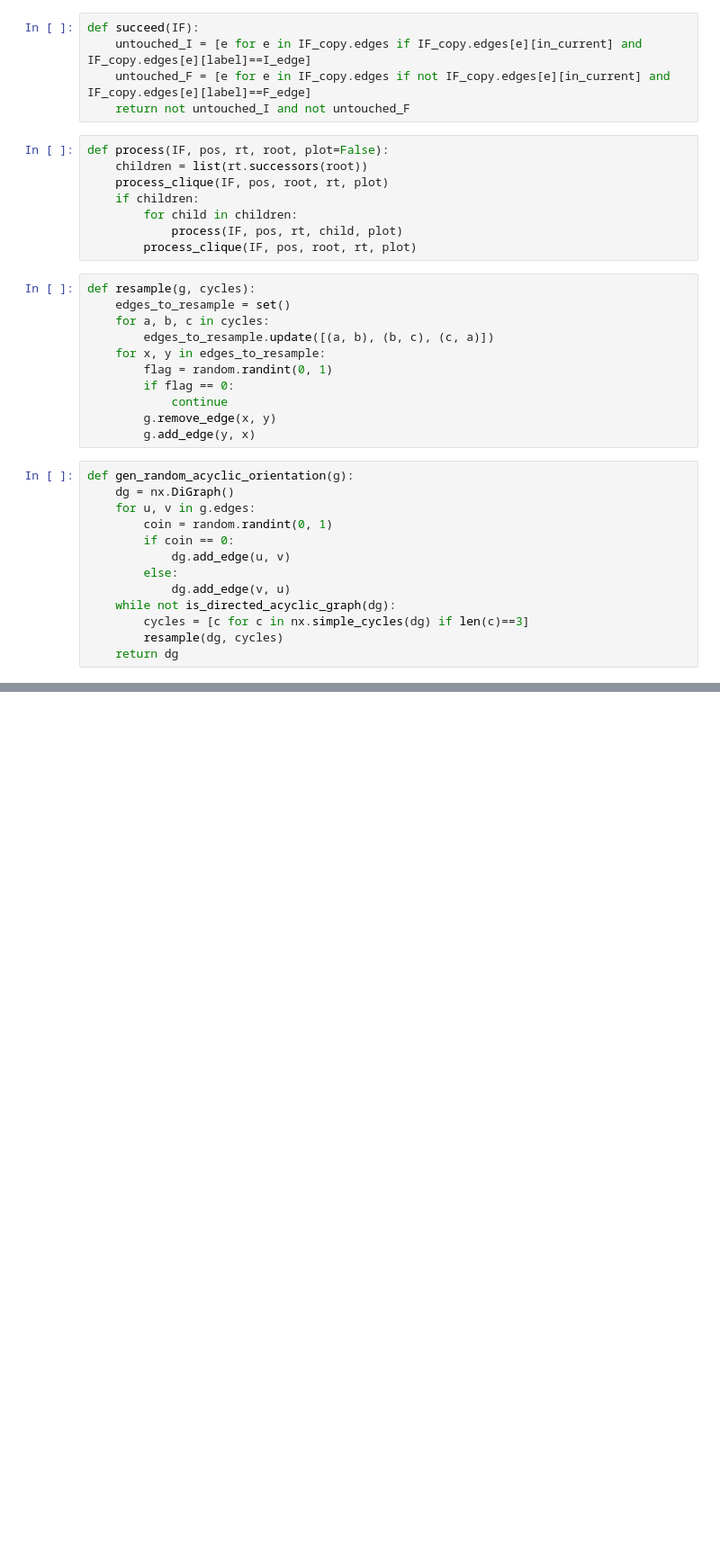
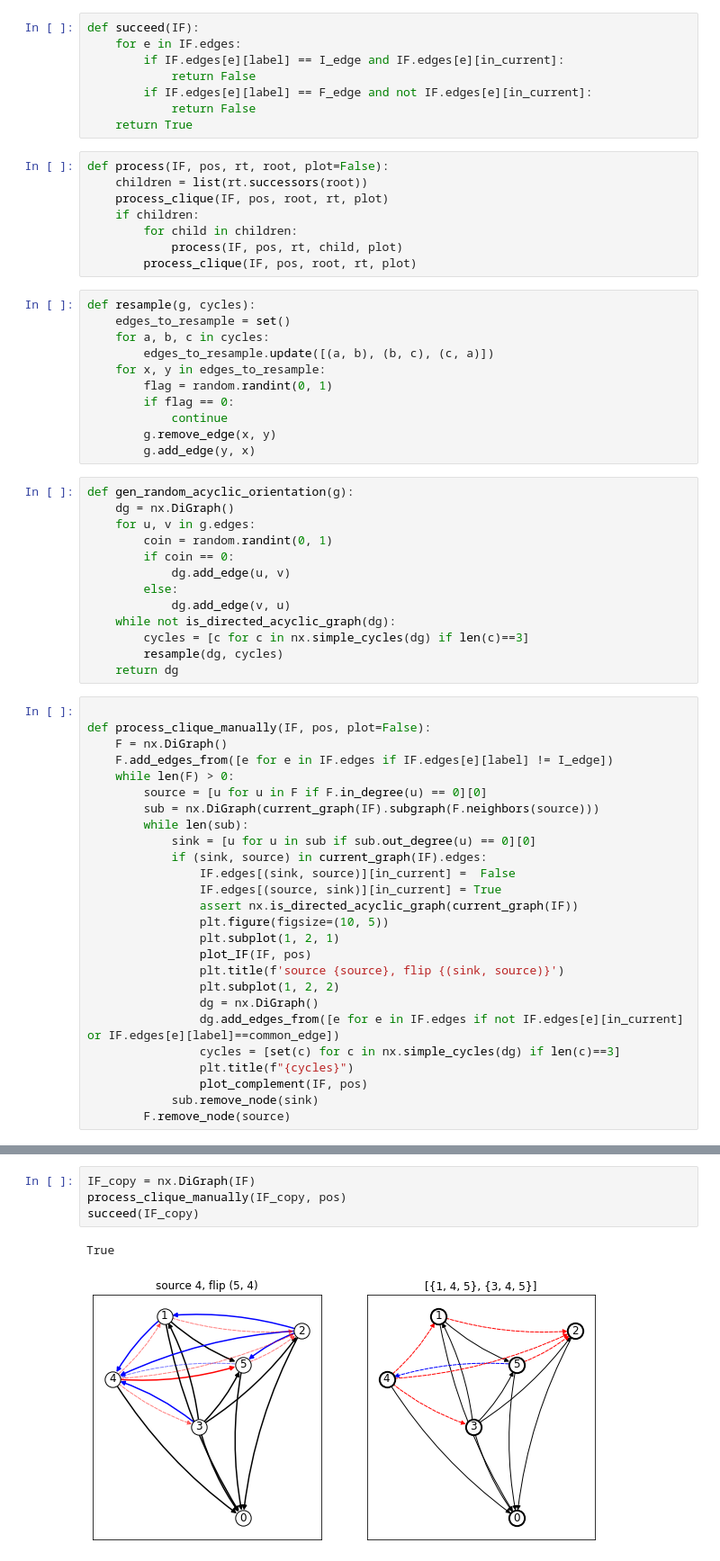
Before and after one commit to wenbos3109/UCCG, a Jupyter notebook: acyclic_orientation_mc.ipynb, the cells around one changed output, grey strips where cells are left out. Shown at 90% size. Cells and saved outputs as stored; diff of their text form; blank space fills up the shorter version.

```diff
--- a/acyclic_orientation_mc.ipynb
+++ b/acyclic_orientation_mc.ipynb
@@ -130,9 +147,12 @@ def process_clique(IF, pos, root, rt, plot=False):
             raise Exception
 # %%
 def succeed(IF):
-    untouched_I = [e for e in IF_copy.edges if IF_copy.edges[e][in_current] and IF_copy.edges[e][label]==I_edge]
-    untouched_F = [e for e in IF_copy.edges if not IF_copy.edges[e][in_current] and IF_copy.edges[e][label]==F_edge]
-    return not untouched_I and not untouched_F
+    for e in IF.edges:
+        if IF.edges[e][label] == I_edge and IF.edges[e][in_current]:
+            return False
+        if IF.edges[e][label] == F_edge and not IF.edges[e][in_current]:
+            return False
+    return True
 # %%
 def process(IF, pos, rt, root, plot=False):
     children = list(rt.successors(root))
@@ -165,6 +185,32 @@ def gen_random_acyclic_orientation(g):
         cycles = [c for c in nx.simple_cycles(dg) if len(c)==3]
         resample(dg, cycles)
     return dg
+# %%
+
+def process_clique_manually(IF, pos, plot=False):
+    F = nx.DiGraph()
+    F.add_edges_from([e for e in IF.edges if IF.edges[e][label] != I_edge])
+    while len(F) > 0:
+        source = [u for u in F if F.in_degree(u) == 0][0]
+        sub = nx.DiGraph(current_graph(IF).subgraph(F.neighbors(source)))
+        while len(sub):
+            sink = [u for u in sub if sub.out_degree(u) == 0][0]
+            if (sink, source) in current_graph(IF).edges:
+                IF.edges[(sink, source)][in_current] =  False
+                IF.edges[(source, sink)][in_current] = True
+                assert nx.is_directed_acyclic_graph(current_graph(IF))
+                plt.figure(figsize=(10, 5))
+                plt.subplot(1, 2, 1)
+                plot_IF(IF, pos)
+                plt.title(f'source {source}, flip {(sink, source)}')
+                plt.subplot(1, 2, 2)
+                dg = nx.DiGraph()
+                dg.add_edges_from([e for e in IF.edges if not IF.edges[e][in_current] or IF.edges[e][label]==common_edge])
+                cycles = [set(c) for c in nx.simple_cycles(dg) if len(c)==3]
+                plt.title(f"{cycles}")
+                plot_complement(IF, pos)
+            sub.remove_node(sink)
+        F.remove_node(source)
 # %%
 n, m = 10, 15
 g = tree_insertion(n, m)
@@ -179,0 +226,7 @@ plot_IF(IF, pos)
+# %%
+IF_copy = nx.DiGraph(IF)
+process_clique_manually(IF_copy, pos)
+succeed(IF_copy)
+# %% [output]
+True
+[figure, added]
```
Also changed, not shown: parts of 12 cells of this notebook.
